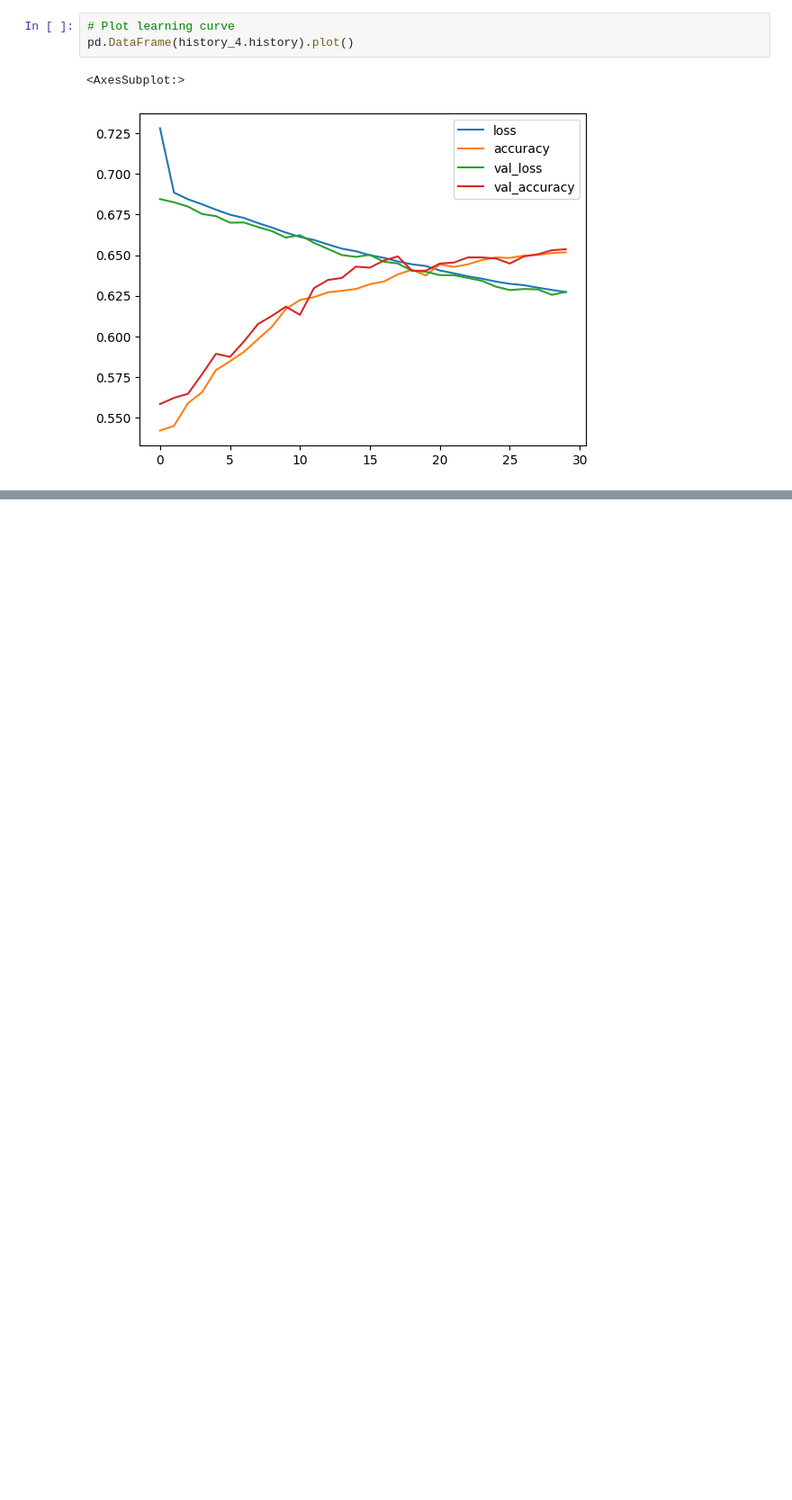
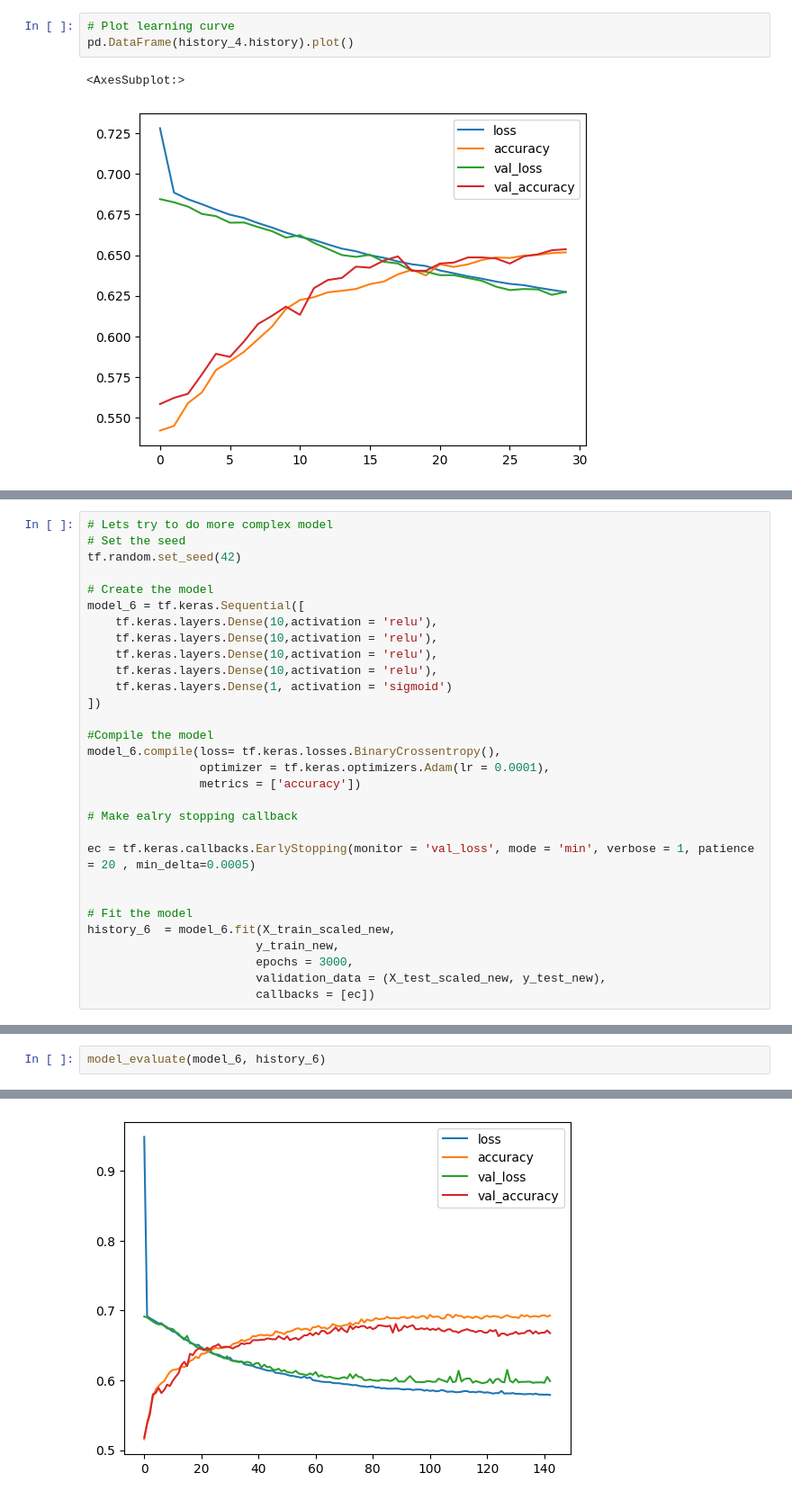
Before and after one commit to AlexGalich/banking_customer_promotion, a Jupyter notebook: Customer_classification.ipynb, the cells around one changed output, grey strips where cells are left out. Shown at 90% size. Cells and saved outputs as stored; diff of their text form; blank space fills up the shorter version.

```diff
--- a/Customer_classification.ipynb
+++ b/Customer_classification.ipynb
@@ -677,0 +679,30 @@ pd.DataFrame(history_4.history).plot()
+# %%
+# Lets try to do more complex model
+# Set the seed
+tf.random.set_seed(42)
+
+# Create the model
+model_6 = tf.keras.Sequential([
+    tf.keras.layers.Dense(10,activation = 'relu'),
+    tf.keras.layers.Dense(10,activation = 'relu'),
+    tf.keras.layers.Dense(10,activation = 'relu'),
+    tf.keras.layers.Dense(10,activation = 'relu'),
+    tf.keras.layers.Dense(1, activation = 'sigmoid')
+])
+
+#Compile the model
+model_6.compile(loss= tf.keras.losses.BinaryCrossentropy(),
+                optimizer = tf.keras.optimizers.Adam(lr = 0.0001),
+                metrics = ['accuracy'])
+
+# Make ealry stopping callback
+
+ec = tf.keras.callbacks.EarlyStopping(monitor = 'val_loss', mode = 'min', verbose = 1, patience = 20 , min_delta=0.0005)
+
+
+# Fit the model
+history_6  = model_6.fit(X_train_scaled_new,
+                        y_train_new,
+                        epochs = 3000,
+                        validation_data = (X_test_scaled_new, y_test_new),
+                        callbacks = [ec])
@@ -677,0 +728,3 @@ pd.DataFrame(history_4.history).plot()
+# %%
+model_evaluate(model_6, history_6)
+# %% [output]
@@ -677,0 +734 @@ pd.DataFrame(history_4.history).plot()
+[figure, added]
```
Also changed, not shown: parts of 67 cells of this notebook.
